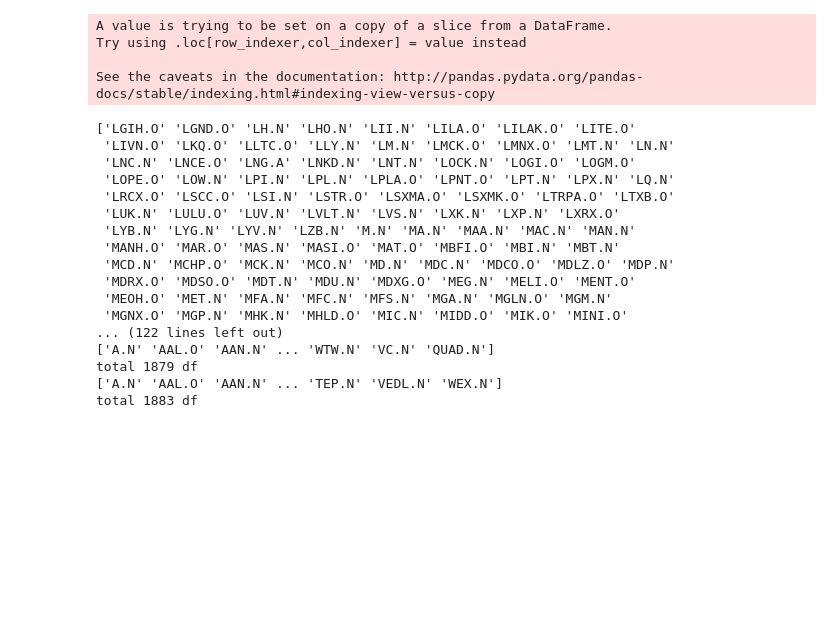
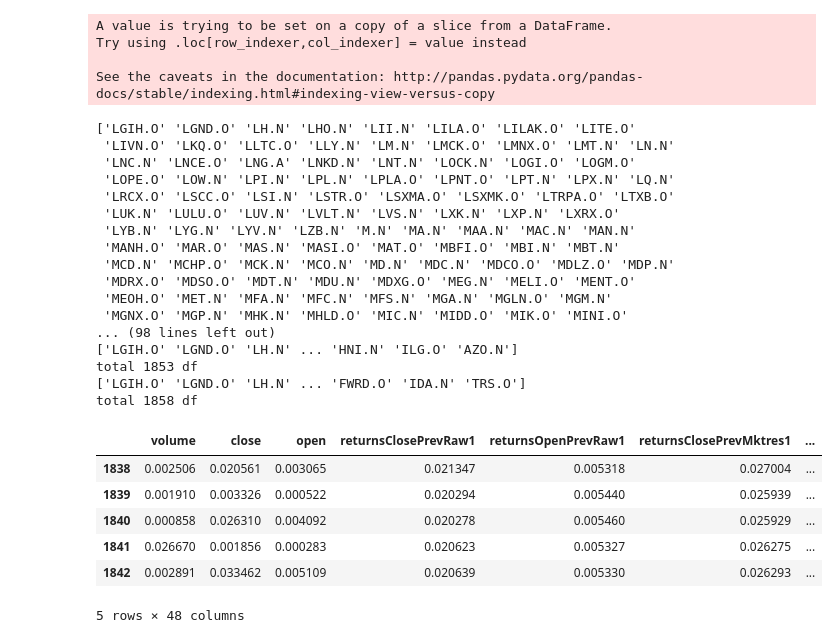
Before and after one commit to SolbiatiAlessandro/two-sigma-kaggle, a Jupyter notebook: kernels/DecisionTree/ipynb/test_rolling_predictions.ipynb, the cells around one changed output. Saved outputs shown, nothing was run; the diff lists cells and outputs as text; code cells hidden in the pictures; blank space fills up the shorter version.

```diff
--- a/kernels/DecisionTree/ipynb/test_rolling_predictions.ipynb
+++ b/kernels/DecisionTree/ipynb/test_rolling_predictions.ipynb
@@ -108,7 +113,7 @@ prep_time = 0
 prediction_time = 0
 packaging_time = 0
 total_market_obs_df = []
-for (market_obs_df, news_obs_df, predictions_template_df) in days:
+for (market_obs_df, news_obs_df, predictions_template_df) in days[:5]:
     n_days +=1
     if (n_days%50==0):
         pass
@@ -162,8 +167,11 @@ See the caveats in the documentation: http://pandas.pydata.org/pandas-docs/stabl
  'MDRX.O' 'MDSO.O' 'MDT.N' 'MDU.N' 'MDXG.O' 'MEG.N' 'MELI.O' 'MENT.O'
  'MEOH.O' 'MET.N' 'MFA.N' 'MFC.N' 'MFS.N' 'MGA.N' 'MGLN.O' 'MGM.N'
  'MGNX.O' 'MGP.N' 'MHK.N' 'MHLD.O' 'MIC.N' 'MIDD.O' 'MIK.O' 'MINI.O'
-... (122 lines left out)
-['A.N' 'AAL.O' 'AAN.N' ... 'WTW.N' 'VC.N' 'QUAD.N']
-total 1879 df
-['A.N' 'AAL.O' 'AAN.N' ... 'TEP.N' 'VEDL.N' 'WEX.N']
-total 1883 df
+... (98 lines left out)
+['LGIH.O' 'LGND.O' 'LH.N' ... 'HNI.N' 'ILG.O' 'AZO.N']
+total 1853 df
+['LGIH.O' 'LGND.O' 'LH.N' ... 'FWRD.O' 'IDA.N' 'TRS.O']
+total 1858 df
+# %%
+PREDICTIONS[0]
+df_X_live = 1 - ((maxs - market_obs_df[fcol]) / rng)
@@ -169,0 +180,10 @@ total 1883 df
+# %%
+df_X_live.tail()
+# %% [output]
+|  | volume | close | open | returnsClosePrevRaw1 | returnsOpenPrevRaw1 | returnsClosePrevMktres1 | ... |
+| 1838 | 0.002506 | 0.020561 | 0.003065 | 0.021347 | 0.005318 | 0.027004 | ... |
+| 1839 | 0.001910 | 0.003326 | 0.000522 | 0.020294 | 0.005440 | 0.025939 | ... |
+| 1840 | 0.000858 | 0.026310 | 0.004092 | 0.020278 | 0.005460 | 0.025929 | ... |
+| 1841 | 0.026670 | 0.001856 | 0.000283 | 0.020623 | 0.005327 | 0.026275 | ... |
+| 1842 | 0.002891 | 0.033462 | 0.005109 | 0.020639 | 0.005330 | 0.026293 | ... |
+5 rows × 48 columns
```
Also changed, not shown: parts of 28 cells of this notebook, 6 other files.
